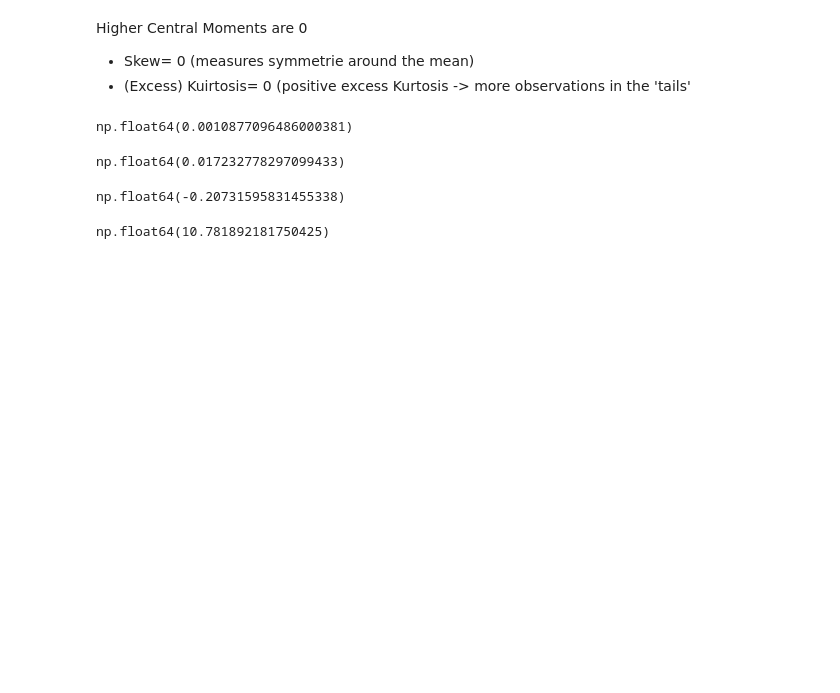
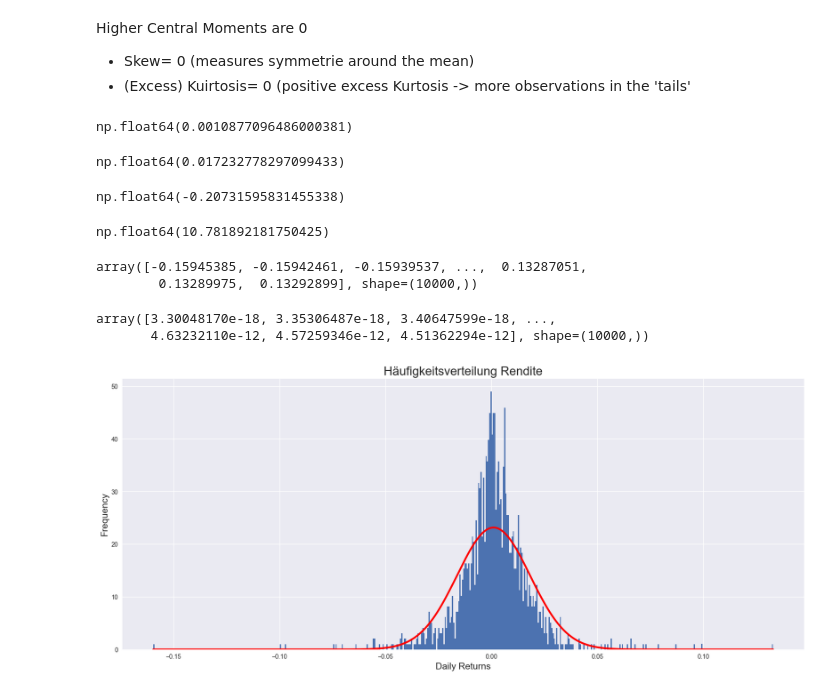
Before and after one commit to Qbannes/energy_trading, a Jupyter notebook: PyCharm_Notebook/01_simple_returns_vs_log_returns_Performance_Comparison.ipynb, the cells around one changed output. Saved outputs shown, nothing was run; the diff lists cells and outputs as text; code cells hidden in the pictures; blank space fills up the shorter version.

```diff
--- a/PyCharm_Notebook/simple_returns_vs_log_returns_Performance_Comparison.ipynb
+++ b/PyCharm_Notebook/01_simple_returns_vs_log_returns_Performance_Comparison.ipynb
@@ -653,2 +653,26 @@ stats.kurtosis(msft.log_returns.dropna(),fisher=True) # in a Normal Distribution
 # %% [output]
 np.float64(10.781892181750425)
+# %%
+# Ein Array mit 10000 x-Werten erstellen im Bereich der Extremwerte
+
+x=np.linspace(msft.log_returns.min(),msft.log_returns.max(),10000)
+x
+# %% [output]
+array([-0.15945385, -0.15942461, -0.15939537, ...,  0.13287051,
+        0.13289975,  0.13292899], shape=(10000,))
+# %%
+y=stats.norm.pdf(x, loc=mü, scale=sigma) #creating y values a for normal distribution with mu, sigma
+y
+# %% [output]
+array([3.30048170e-18, 3.35306487e-18, 3.40647599e-18, ...,
+       4.63232110e-12, 4.57259346e-12, 4.51362294e-12], shape=(10000,))
+# %%
+plt.figure(figsize=(20,8))
+plt.hist(msft.log_returns,bins=500,density=True,label='Frequency Distribution of daily Returns (MSFT)')
+plt.plot(x,y,linewidth=3,color='red',label='Normal Distribution')
+plt.xlabel('Daily Returns',fontsize=15)
+plt.ylabel('Frequency',fontsize=15)
+plt.title('Häufigkeitsverteilung Rendite',fontsize=20)
+plt.show()
+# %% [output]
+[figure, added]
```
Also changed, not shown: parts of 9 cells of this notebook, 10 other files.
